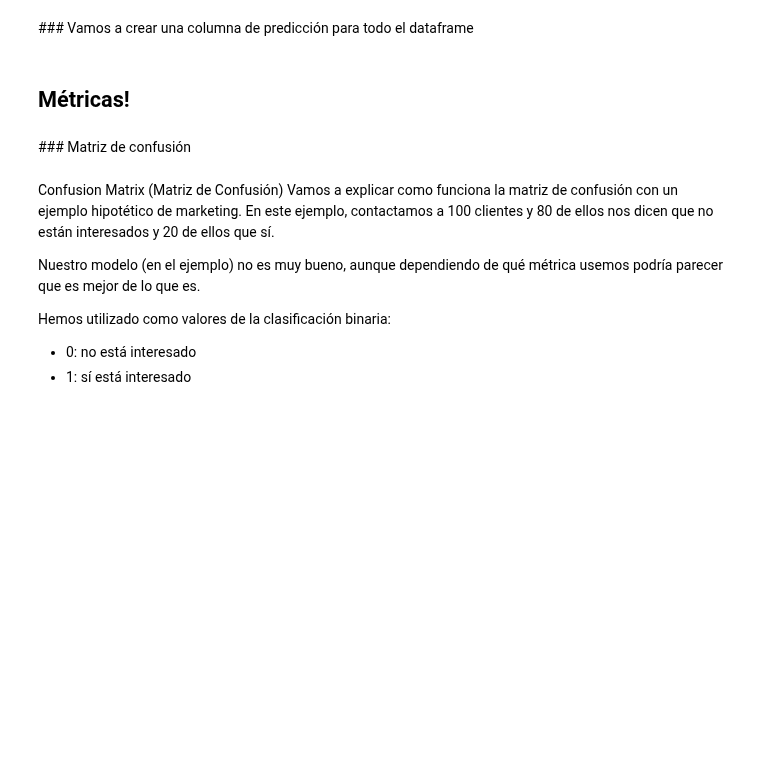
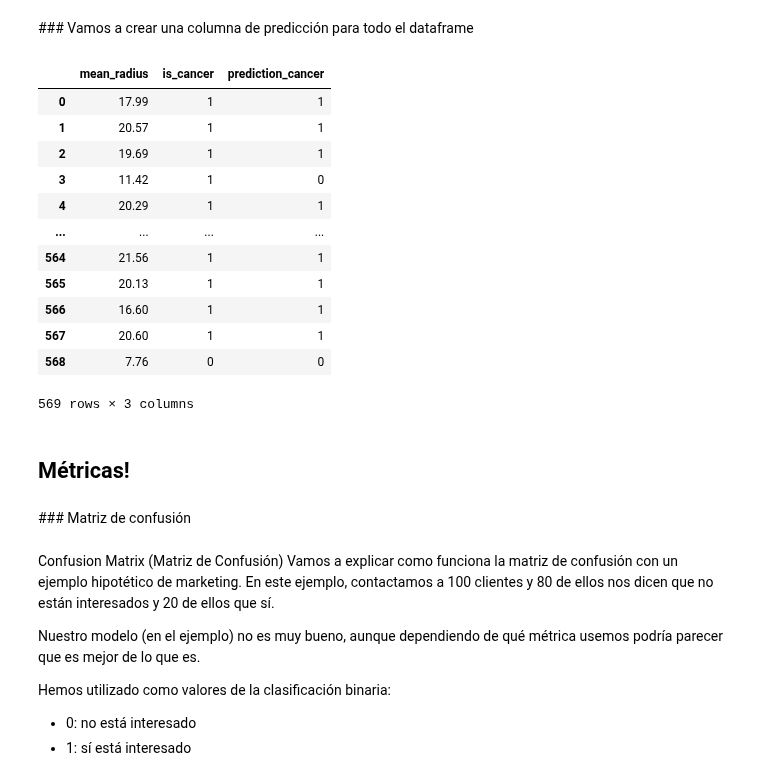
Before and after one commit to Ironhack-Data-Madrid-Febrero-2021/Classroom-Materials, a Jupyter notebook: module-3/03-clasificación.ipynb, the cells around one changed output. Cells and saved outputs as stored; diff of their text form; code cells hidden in the pictures; blank space fills up the shorter version.

```diff
--- a/module-3/03-clasificación.ipynb
+++ b/module-3/03-clasificación.ipynb
@@ -63,3 +111,10 @@ Intentemos predecir `es_cáncer` usando sólo como predictor `radio_medio`.
 ### Vamos a entrenar un modelo
 # %%
 from sklearn.linear_model import LogisticRegression
+# %%
+log = LogisticRegression()
+# %%
+X = df["mean_radius"].to_frame()
+y = df["is_cancer"]
+# %%
+log.fit(X,y)
@@ -70,5 +155,23 @@ from sklearn.linear_model import LogisticRegression
 # %% [markdown]
 ### Vamos a crear una columna de predicción para todo el dataframe
+# %%
+df["prediction_cancer"] = log.predict(df[["mean_radius"]])
+# %%
+df
+# %% [output]
+|  | mean_radius | is_cancer | prediction_cancer |
+| 0 | 17.99 | 1 | 1 |
+| 1 | 20.57 | 1 | 1 |
+| 2 | 19.69 | 1 | 1 |
+| 3 | 11.42 | 1 | 0 |
+| 4 | 20.29 | 1 | 1 |
+| ... | ... | ... | ... |
+| 564 | 21.56 | 1 | 1 |
+| 565 | 20.13 | 1 | 1 |
+| 566 | 16.60 | 1 | 1 |
+| 567 | 20.60 | 1 | 1 |
+| 568 | 7.76 | 0 | 0 |
+569 rows × 3 columns
 # %% [markdown]
 ## Métricas!
 # %%
```
Also changed, not shown: parts of 33 cells of this notebook.
